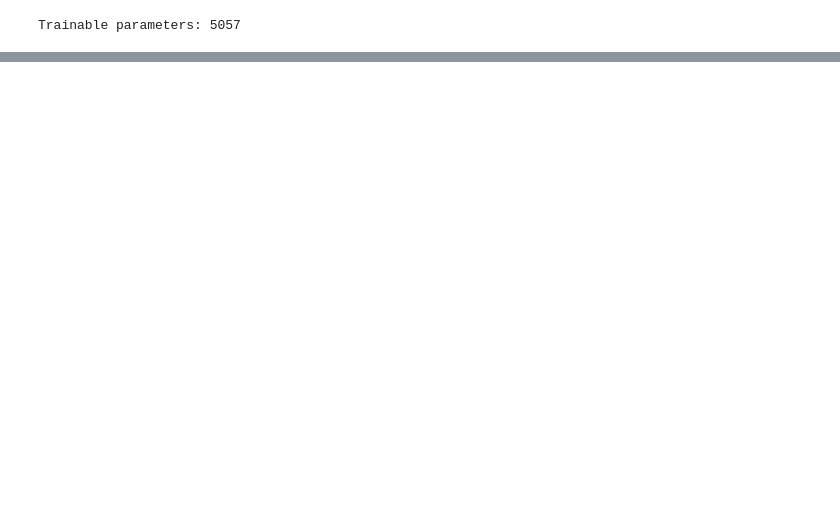
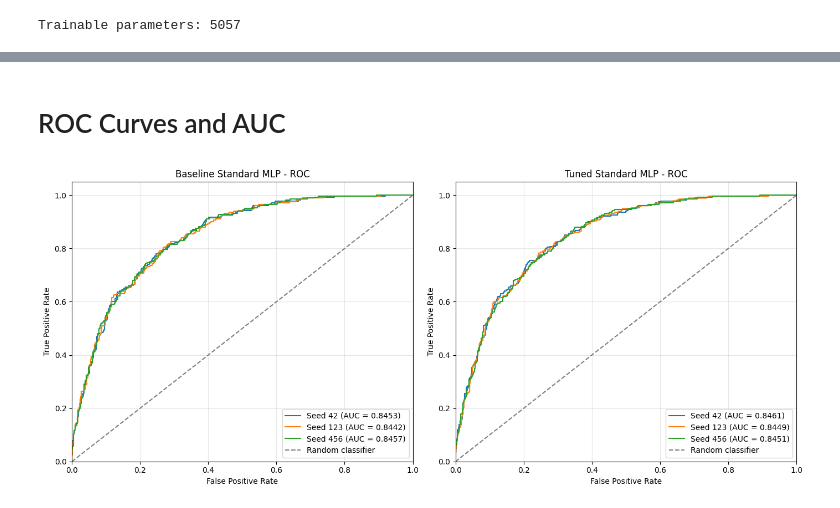
Before and after one commit to ChristZ-coderFs/ITC3154-Customer-Churn, a Jupyter notebook: Standard_MLP_Architecture.ipynb, the cells around one changed output, grey strips where cells are left out. Saved outputs shown, nothing was run; the diff lists cells and outputs as text; code cells hidden in the pictures; blank space fills up the shorter version.

```diff
--- a/Standard_MLP_Architecture.ipynb
+++ b/Standard_MLP_Architecture.ipynb
@@ -45,0 +924,56 @@ Trainable parameters: 5057
+# %% [markdown]
+# ROC Curves and AUC
+# %%
+from sklearn.metrics import roc_curve
+
+fig, axes = plt.subplots(1, 2, figsize=(14, 6))
+
+for ax, (configuration, results) in zip(axes, [
+    ("Baseline", baseline_results),
+    ("Tuned", tuned_results)
+]):
+    for result in results:
+
+        metrics = evaluate_model(
+            result["model"],
+            test_loader,
+            threshold=THRESHOLD
+        )
+
+        fpr, tpr, _ = roc_curve(
+            metrics["labels"],
+            metrics["probabilities"]
+        )
+
+        ax.plot(
+            fpr, tpr,
+            label=f"Seed {result['seed']} "
+                  f"(AUC = {metrics['roc_auc']:.4f})"
+        )
+
+    ax.plot(
+        [0, 1], [0, 1],
+        linestyle="--",
+        color="gray",
+        label="Random classifier"
+    )
+
+    ax.set_title(f"{configuration} Standard MLP - ROC")
+    ax.set_xlabel("False Positive Rate")
+    ax.set_ylabel("True Positive Rate")
+    ax.set_xlim(0, 1)
+    ax.set_ylim(0, 1.05)
+    ax.legend(loc="lower right")
+    ax.grid(alpha=0.3)
+
+plt.tight_layout()
+
+plt.savefig(
+    "standard_mlp_roc_curves.png",
+    dpi=300,
+    bbox_inches="tight"
+)
+
+plt.show()
+# %% [output]
+[figure, added]
```
Also changed, not shown: parts of 49 cells of this notebook.
